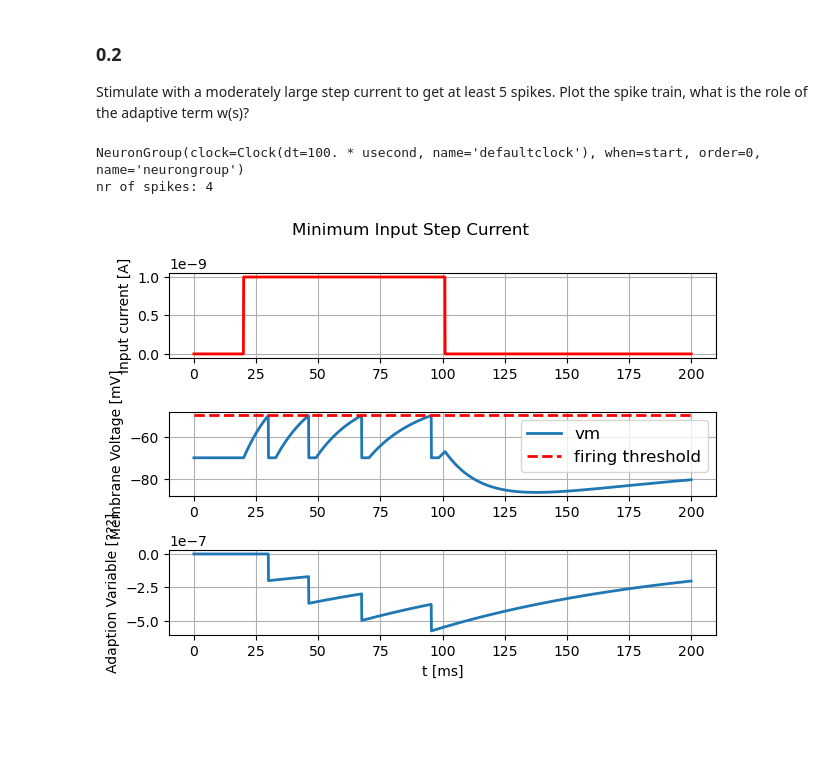
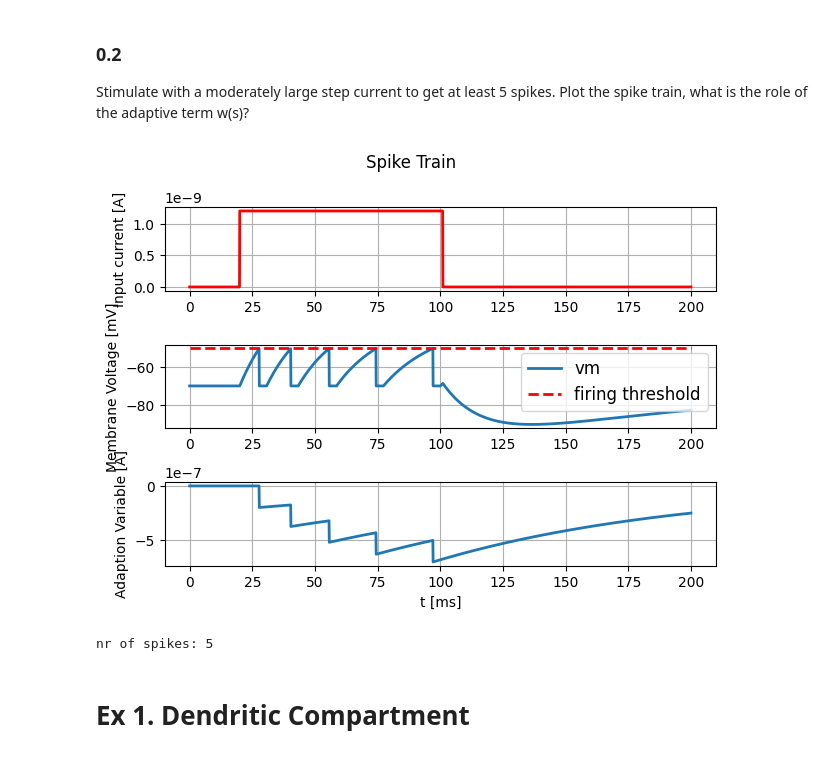
Before and after one commit to lniederhauser/neuronal_dynamics_miniproject, a Jupyter notebook: main.ipynb, the cells around one changed output. Drawn from its saved outputs; the diff is of its cells as text; code cells hidden in the pictures; blank space fills up the shorter version.

```diff
--- a/main.ipynb
+++ b/main.ipynb
@@ -53,13 +45,13 @@ nr of spikes: 1
 Stimulate with a moderately large step current to get at least 5 spikes. Plot the spike train,
 what is the role of the adaptive term w(s)?
 # %%
-# Step current of 80ms with I_min (here we find 0.47 nA)
-step_current = input_factory.get_step_current(t_start=20, t_end=100, unit_time=b2.ms, amplitude=1*b2.nA)
+step_current = input_factory.get_step_current(t_start=20, t_end=100, unit_time=b2.ms, amplitude=1.2*b2.nA)
 (state_monitor,spike_monitor) = simulate_soma(tau_s=TAU_s, C=C_s, v_rest=E_L, b=b_w_s, v_spike=E_th, tau_w=TAU_w_s, I_stim=step_current, T_refractory=T_ref)
 # plot I and vm
-plot_I_v_w(state_monitor, step_current, title="Minimum Input Step Current", firing_threshold=E_th)
+plot_I_v_w(state_monitor, step_current, title="Spike Train", firing_threshold=E_th)
 print("nr of spikes: {}".format(spike_monitor.count[0]))
 # %% [output]
+[figure, new version]
-NeuronGroup(clock=Clock(dt=100. * usecond, name='defaultclock'), when=start, order=0, name='neurongroup')
-nr of spikes: 4
+nr of spikes: 5
-[figure, old version]
+# %% [markdown]
+# Ex 1. Dendritic Compartment
```
Also changed, not shown: parts of 15 cells of this notebook, 1 other file.
